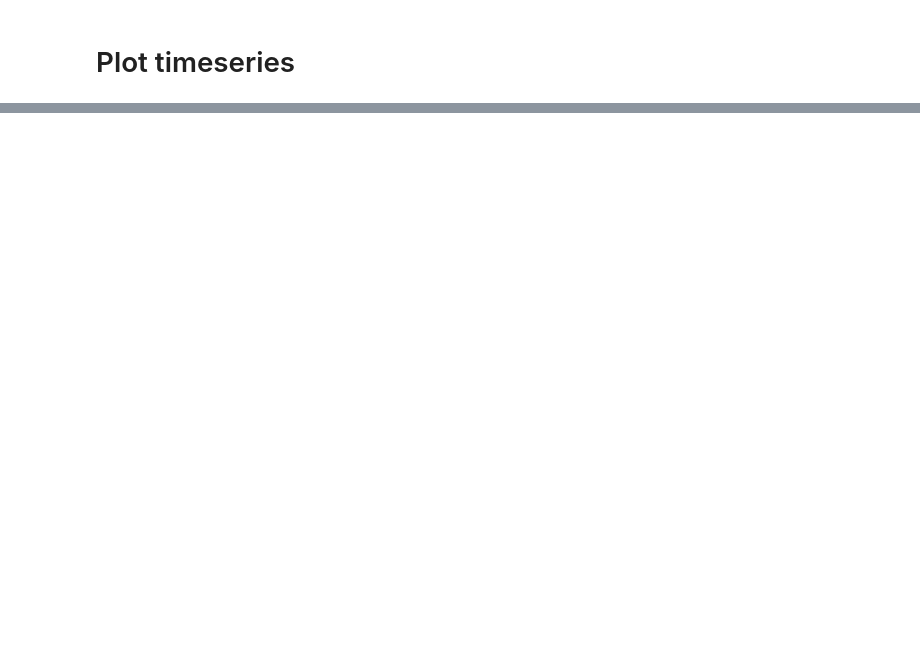
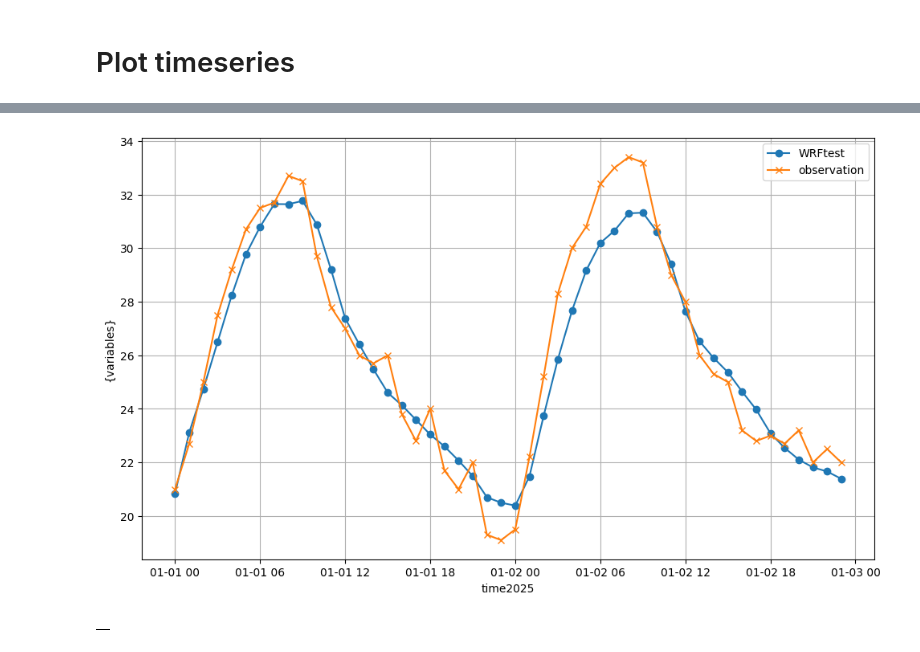
Before and after one commit to AtmosSciTools/WRF_tools, a Jupyter notebook: notebooks/visualization/20_timeseries_point.ipynb, the cells around one changed output, grey strips where cells are left out. Cells and saved outputs as stored; diff of their text form; code cells hidden in the pictures; blank space fills up the shorter version.

```diff
--- a/notebooks/visualization/20_timeseries_point.ipynb
+++ b/notebooks/visualization/20_timeseries_point.ipynb
@@ -216,0 +106,18 @@ ValueError: Could not find any dimension coordinates to use to order the dataset
+# %%
+# ----------------------
+# 3) Find nearest grid cell
+# ----------------------
+
+def find_nearest_grid(ds, lat0, lon0):
+    """Find nearest grid cell indices (j,i) to a given lat/lon."""
+    def _pick_2d(arr):
+        return arr.isel(Time=0) if "Time" in arr.dims else arr
+
+    XLAT  = _pick_2d(ds["XLAT"])
+    XLONG = _pick_2d(ds["XLONG"])
+
+    dist2 = (XLAT - lat0)**2 + (XLONG - lon0)**2
+    j, i = np.unravel_index(np.argmin(dist2.values), dist2.shape)
+    return j, i
+
+j, i = find_nearest_grid(ds, lat0, lon0)
@@ -216,0 +305,60 @@ ValueError: Could not find any dimension coordinates to use to order the dataset
+# %%
+# ----------------------
+# 5) Quick comparison stats (bias/RMSE) for mapped variables that exist on both sides
+# ----------------------
+
+odir = 'fig/'
+def time_variation_graph(station, variables, start_date, end_date):
+
+    # sim, obs = data_formatting(station, start_date, end_date)
+    y_sim = wrf_df[start_date:end_date][variables]
+    y_obs = obs_df[start_date:end_date][variables]
+    x = y_obs.index
+
+    # グラフを描画
+    plt.figure(figsize=(10, 6))
+    plt.plot(x, y_sim, label=f'WRF{setting}', marker='o')
+    plt.plot(x, y_obs, label='observation', marker='x')
+
+    # グラフの体裁を整える
+    plt.xlabel(f'time{year}')
+    plt.ylabel('{variables}')
+    #plt.title('時刻ごとの気温変化')
+    plt.legend()
+    plt.grid(True)
+    plt.tight_layout()
+
+    # plt.savefig(odir + 'time_variation_graph.png')
+    plt.show()
+
+time_variation_graph(station_id, "temperature", start_date='2025-01-01 00:00:00', end_date='2025-01-02 23:00:00')
+# %% [output]
+[figure, added]
+# %%
+# ----------------------
+# 6) Quick comparison stats (bias/RMSE) for mapped variables that exist on both sides
+# ----------------------
+def stats_pair(wrf_name, obs_name, frame):
+    a = frame[wrf_name].astype(float)
+    b = frame[obs_name].astype(float)
+    common = a.notna() & b.notna()
+    if not common.any():
+        return pd.Series({"n":0, "bias":np.nan, "rmse":np.nan, "corr":np.nan})
+    diff = a[common] - b[common]
+    return pd.Series({
+        "n": common.sum(),
+        "bias": diff.mean(),
+        "rmse": np.sqrt((diff**2).mean()),
+        "corr": a[common].corr(b[common])
+    })
+
+rows = []
+for wrf_var, obs_col in variable_map.items():
+    wrf_col = obs_col + "_wrf"
+    if wrf_col in wrf_df.columns and obs_col in obs_df.columns:
+        rows.append(stats_pair(wrf_col, obs_col, df_merged).rename(obs_col))
+
+comparison_stats = pd.DataFrame(rows)
+comparison_stats
+# %% [output]
+|  |
```
Also changed, not shown: parts of 8 cells of this notebook.
